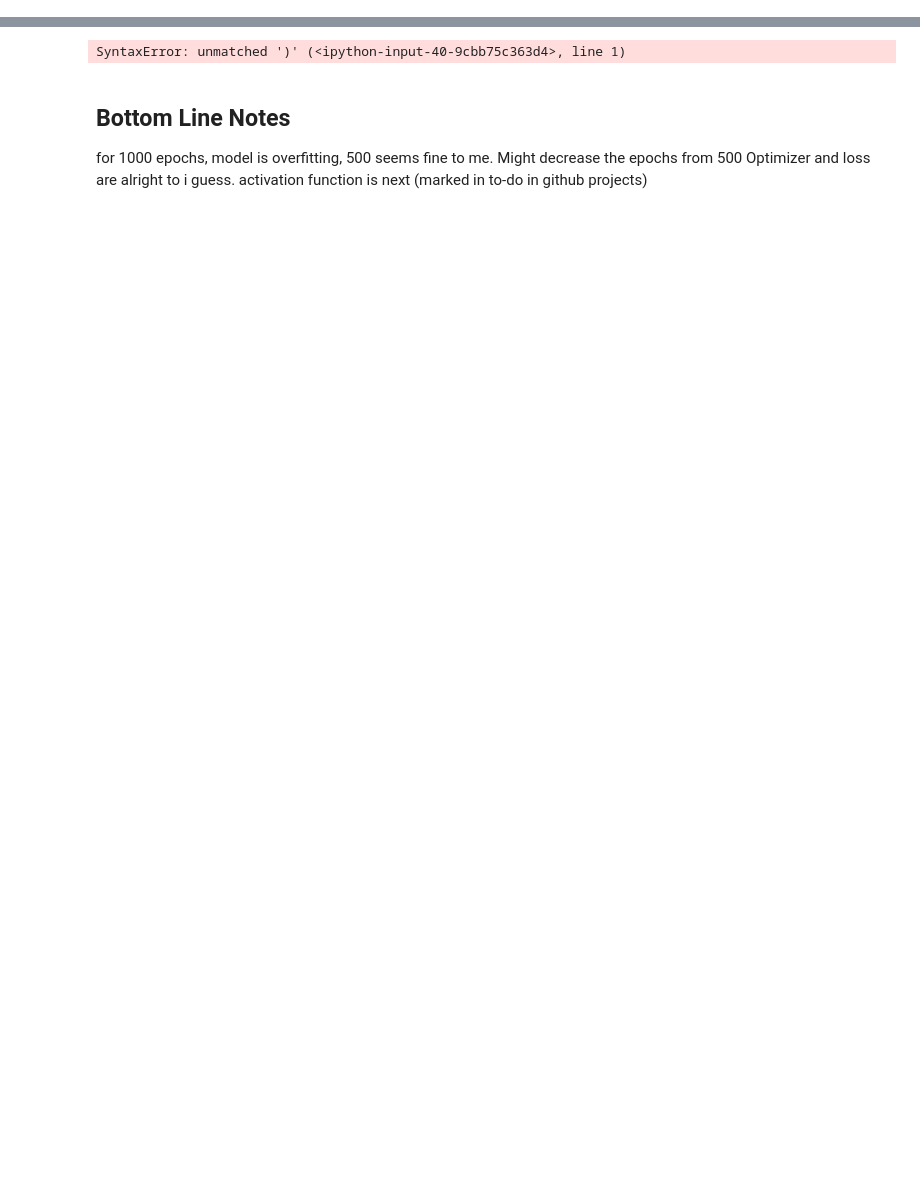
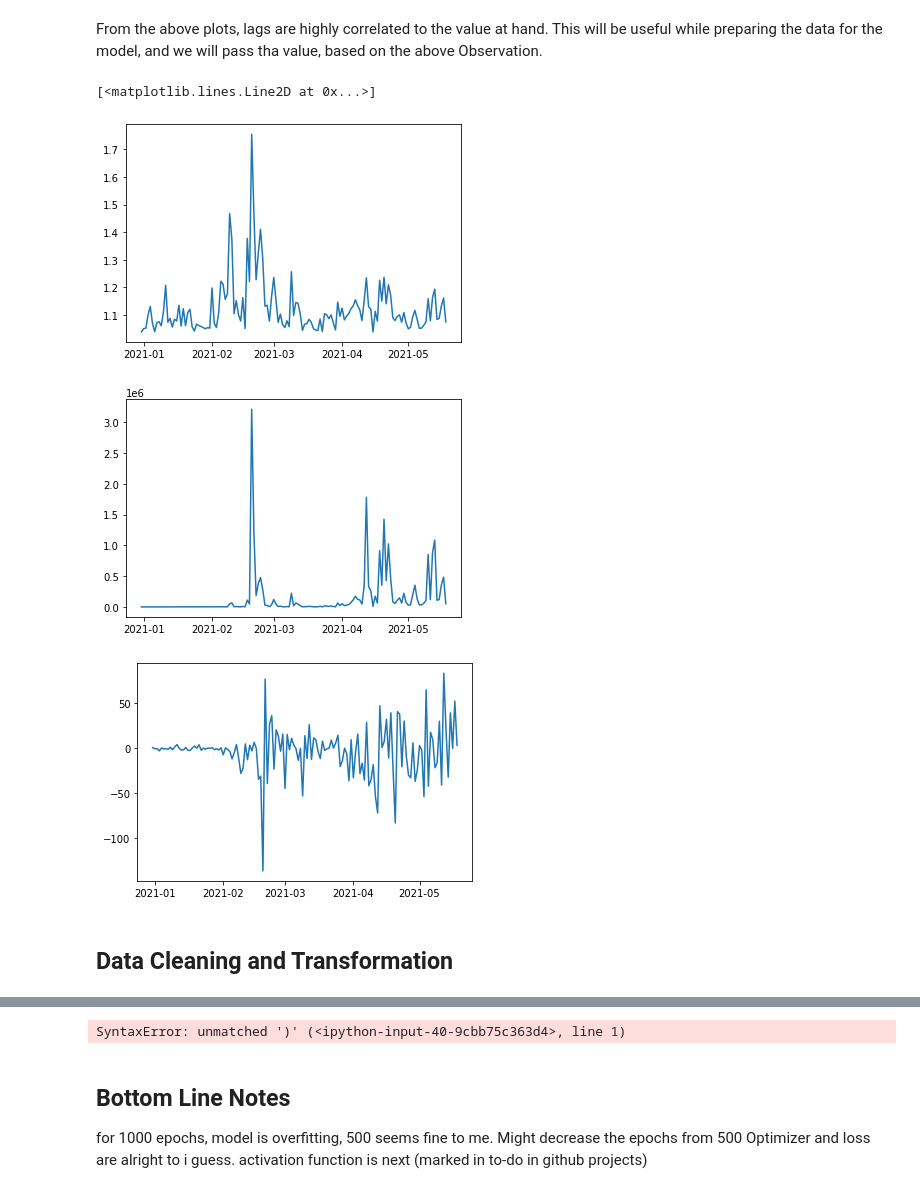
Before and after one commit to akhil14shukla/Crypto-Prediction, a Jupyter notebook: Crypto_2.ipynb, the cells around one changed output, grey strips where cells are left out. Drawn from its saved outputs; the diff is of its cells as text; code cells hidden in the pictures; blank space fills up the shorter version.

```diff
--- a/Crypto_2.ipynb
+++ b/Crypto_2.ipynb
@@ -183,0 +80,16 @@ plt.show()
+# %% [markdown]
+From the above plots, lags are highly correlated to the value at hand. This will be useful while preparing the data for the model, and we will pass tha value, based on the above Observation.
+# %%
+plt.figure()
+plt.plot(data["High"]/data["Low"])
+plt.figure()
+plt.plot((np.power(data["High"]-data["Low"],3)))
+plt.figure()
+plt.plot(data["Open"]-data["Close"])
+# %% [output]
+[<matplotlib.lines.Line2D at 0x...>]
+[figure, added]
+[figure, added]
+[figure, added]
+# %% [markdown]
+## Data Cleaning and Transformation
```
Also changed, not shown: parts of 43 cells of this notebook.
